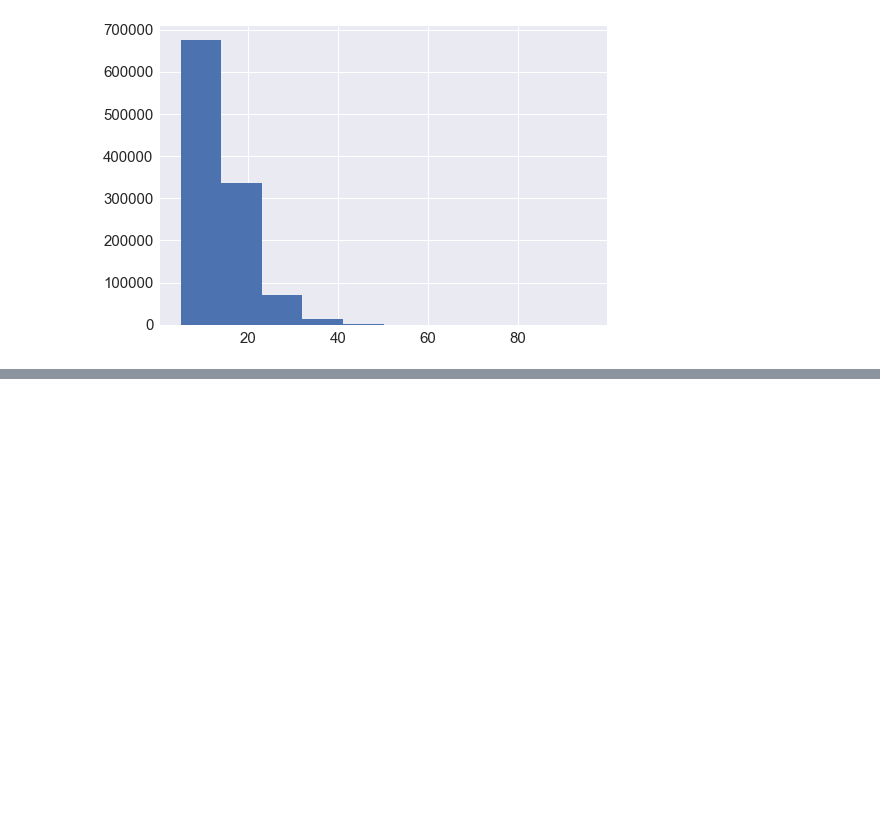
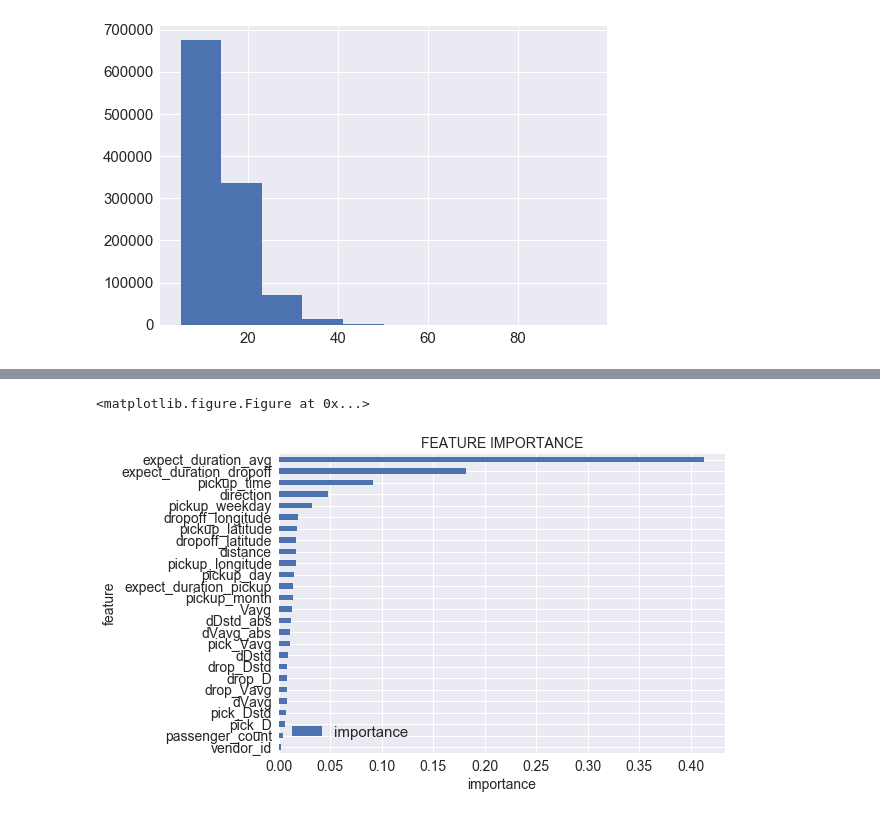
Before and after one commit to yennanliu/NYC_Taxi_Trip_Duration, a Jupyter notebook: notebook/EDA_jtsai_correlation.ipynb, the cells around one changed output, grey strips where cells are left out. Cells and saved outputs as stored; diff of their text form; code cells hidden in the pictures; blank space fills up the shorter version.

Commit message:
Add importance

```diff
--- a/notebook/EDA_jtsai_correlation.ipynb
+++ b/notebook/EDA_jtsai_correlation.ipynb
@@ -204,0 +305,8 @@ plt.show()
+# %%
+from sklearn.ensemble import RandomForestRegressor
+
+start_time = time.time()
+rf_model = RandomForestRegressor()
+reg_analysis(rf_model, df_train[cols_train])
+
+print 'Used %.2f sec.'%( time.time() - start_time)
@@ -204,0 +341,14 @@ plt.show()
+# %%
+plt.figure(figsize=(20,20))
+pd.DataFrame({'feature': cols_train[1:], \
+              'importance': rf_model.feature_importances_})\
+              .sort_values('importance').set_index('feature')\
+              .plot(kind='barh', fontsize=14)
+
+plt.title('FEATURE IMPORTANCE',fontsize=14 )
+plt.xlabel('importance',fontsize=14)
+plt.ylabel('feature',fontsize=14)
+plt.show()
+# %% [output]
+<matplotlib.figure.Figure at 0x...>
+[figure, added]
```
Also changed, not shown: parts of 15 cells of this notebook.
